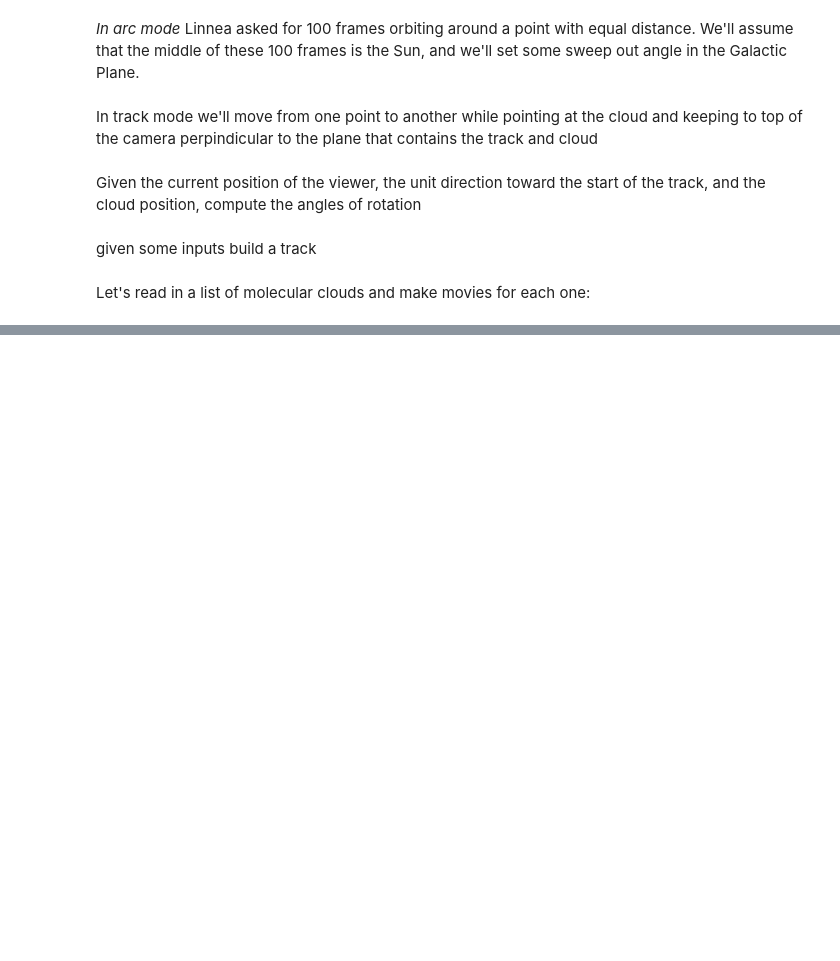
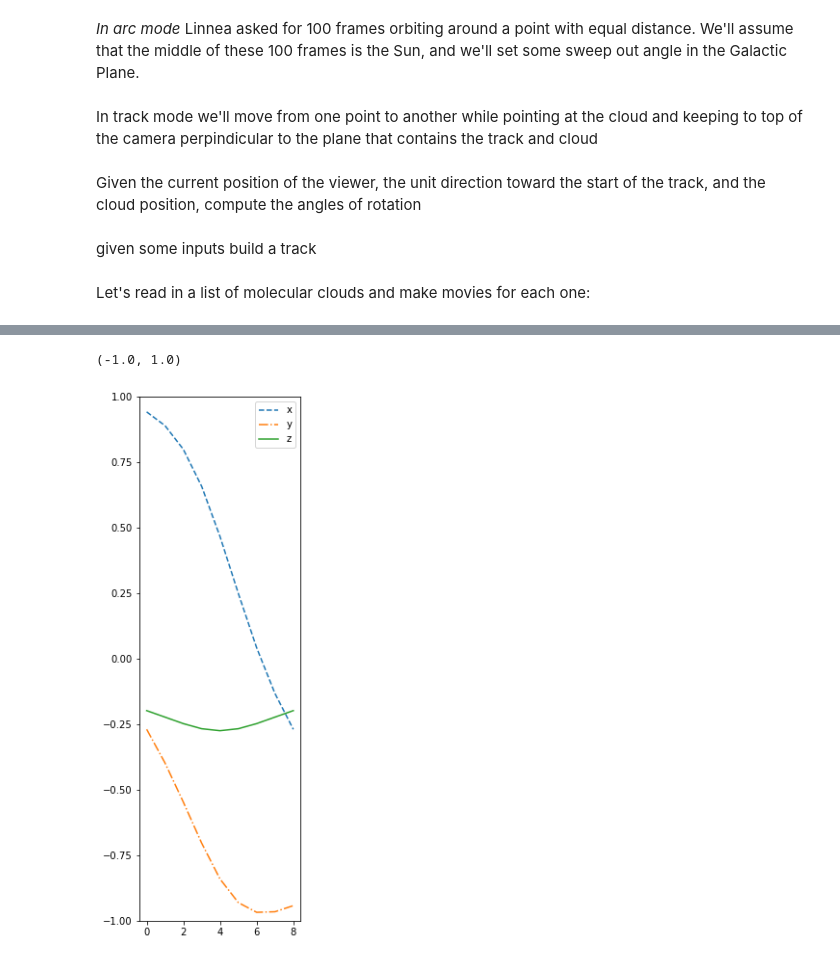
Before and after one commit to jegpeek/dust_proj_simple, a Jupyter notebook: simple_dust_json_maker.ipynb, the cells around one changed output, grey strips where cells are left out. Cells and saved outputs as stored; diff of their text form; code cells hidden in the pictures; blank space fills up the shorter version.

```diff
--- a/simple_dust_json_maker.ipynb
+++ b/simple_dust_json_maker.ipynb
@@ -384,0 +286,26 @@ print(nframes)
+# %%
+plt.figure(figsize=[3, 10])
+
+
+plt.plot(internals[:, 0, 0], color='C0', linestyle='--')
+plt.plot(internals[:, 1, 0], color='C1', linestyle='-.')
+plt.plot(internals[:, 2, 0], color='C2', linestyle='-')
+otherangles=False
+if otherangles:
+    plt.plot(internals[:, 0, 1], color='C1', linestyle='--')
+    plt.plot(internals[:, 1, 1], color='C1', linestyle='-.')
+    plt.plot(internals[:, 2, 1], color='C1', linestyle='-')
+
+    plt.plot(internals[:, 0, 2], color='C2', linestyle='--')
+    plt.plot(internals[:, 1, 2], color='C2', linestyle='-.')
+    plt.plot(internals[:, 2, 2], color='C2', linestyle='-')
+
+    plt.plot(internals[:, 0, 3], color='C3', linestyle='--')
+    plt.plot(internals[:, 1, 3], color='C3', linestyle='-.')
+    plt.plot(internals[:, 2, 3], color='C3', linestyle='-')
+
+plt.legend(['x', 'y', 'z'])
+plt.ylim([-1, 1])
+# %% [output]
+(-1.0, 1.0)
+[figure, added]
```
Also changed, not shown: parts of 5 cells of this notebook, 1 other file.
